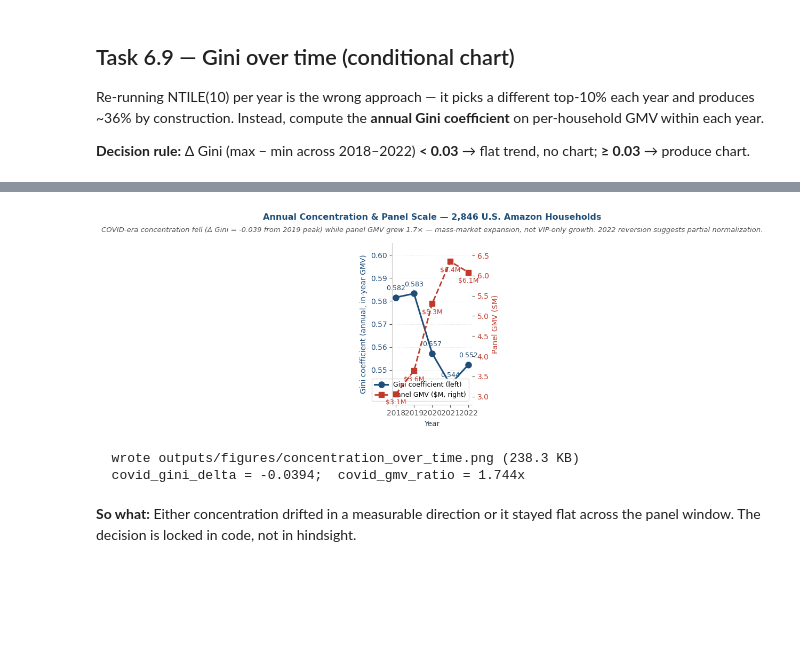
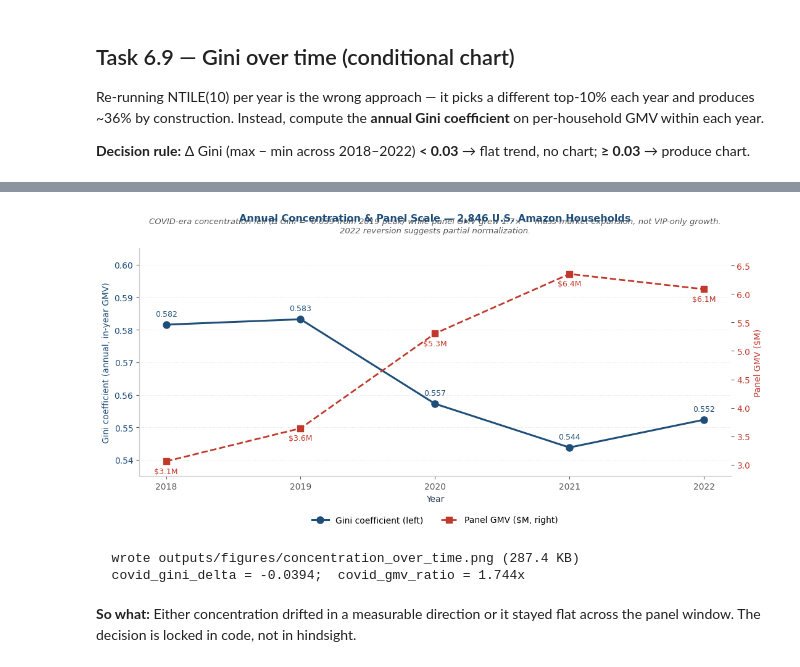
Before and after one commit to lilwan345/amazon-revenue-analytics, a Jupyter notebook: notebooks/01_layer1_concentration.ipynb, the cells around one changed output, grey strips where cells are left out. Saved outputs shown, nothing was run; the diff lists cells and outputs as text; code cells hidden in the pictures; blank space fills up the shorter version.

```diff
--- a/notebooks/01_layer1_concentration.ipynb
+++ b/notebooks/01_layer1_concentration.ipynb
@@ -1271,7 +1271,10 @@ if delta_gini >= 0.03:
     covid_gini_delta = year_to_gini[2021] - year_to_gini[2019]
     covid_gmv_ratio  = year_to_gmv[2021]  / year_to_gmv[2019]
 
-    fig, ax = plt.subplots(figsize=(8, 4.8))
+    # figsize (11, 6.5) base — bbox_inches='tight' crops ~1" of vertical
+    # whitespace, leaving an effective ~11x5.5 saved figure (~2:1 aspect).
+    # Earlier (8, 4.8) stretched to 3:1 ultra-wide.
+    fig, ax = plt.subplots(figsize=(11, 6.5))
 
     # Primary axis — Gini (left, blue solid)
     line_gini, = ax.plot(
@@ -1317,7 +1320,7 @@ if delta_gini >= 0.03:
     ax.text(
         0.5, 1.06,
         f"COVID-era concentration fell (\u0394 Gini = {covid_gini_delta:+.3f} from 2019 peak) "
-        f"while panel GMV {gmv_phrase} \u2014 mass-market expansion, not VIP-only growth. "
+        f"while panel GMV {gmv_phrase} \u2014 mass-market expansion, not VIP-only growth.\n"
         f"2022 reversion suggests partial normalization.",
         transform=ax.transAxes, ha="center", va="bottom",
         fontsize=9.5, color=COLOR_MUTED, style="italic",
@@ -1326,38 +1329,42 @@ if delta_gini >= 0.03:
     ax.set_xlabel("Year", fontsize=10)
     ax.set_ylabel("Gini coefficient (annual, in-year GMV)",
                   fontsize=10, color=COLOR_PRIMARY)
     ax2.set_ylabel("Panel GMV ($M)", fontsize=10, color=COLOR_ACCENT)
     ax.tick_params(axis="y", labelcolor=COLOR_PRIMARY)
     ax2.tick_params(axis="y", labelcolor=COLOR_ACCENT)
 
     ax.set_ylim(bottom=0.535, top=0.605)
     # Hard-cap right axis to (2.8, 6.8) — caps the top tick at 6.5 cleanly and
     # eliminates a dangling "7" mark that earlier auto-padding created.
     ax2.set_ylim(bottom=2.8, top=6.8)
 
     ax.yaxis.grid(True, linestyle=":", color="#dddddd", linewidth=0.6)
     ax.set_axisbelow(True)
     ax.set_xticks(YEARS)
 
+    # Legend below the x-axis (outside plot area) — guarantees no overlap with
+    # any data-point annotation regardless of where the GMV/Gini lines run.
     ax.legend(
         handles=[line_gini, line_gmv],
-        loc="lower right",
-        fontsize=9, framealpha=0.95, edgecolor="#dddddd",
+        loc="upper center",
+        bbox_to_anchor=(0.5, -0.14),
+        ncol=2,
+        fontsize=10, frameon=False,
     )
 
-    plt.tight_layout(rect=[0, 0, 1, 0.90])
+    plt.tight_layout(rect=[0, 0.04, 1, 0.90])
 
     GINI_TIME_PNG = PROJECT_ROOT / "outputs" / "figures" / "concentration_over_time.png"
     plt.savefig(GINI_TIME_PNG, dpi=300, facecolor="white", bbox_inches="tight")
     plt.show()
     print(f"  wrote {GINI_TIME_PNG.relative_to(PROJECT_ROOT)} "
           f"({GINI_TIME_PNG.stat().st_size / 1024:.1f} KB)")
     print(f"  covid_gini_delta = {covid_gini_delta:+.4f};  covid_gmv_ratio = {covid_gmv_ratio:.3f}x")
 else:
     print(f"  No chart produced -- Delta Gini = {delta_gini:.4f} < 0.03 threshold.")
 # %% [output]
-[figure, old version]
+[figure, new version]
-  wrote outputs/figures/concentration_over_time.png (238.3 KB)
+  wrote outputs/figures/concentration_over_time.png (287.4 KB)
   covid_gini_delta = -0.0394;  covid_gmv_ratio = 1.744x
 # %% [markdown]
 **So what:** Either concentration drifted in a measurable direction or it stayed flat across the panel window. The decision is locked in code, not in hindsight.
```
Also changed, not shown: parts of 2 cells of this notebook, 2 other files.
